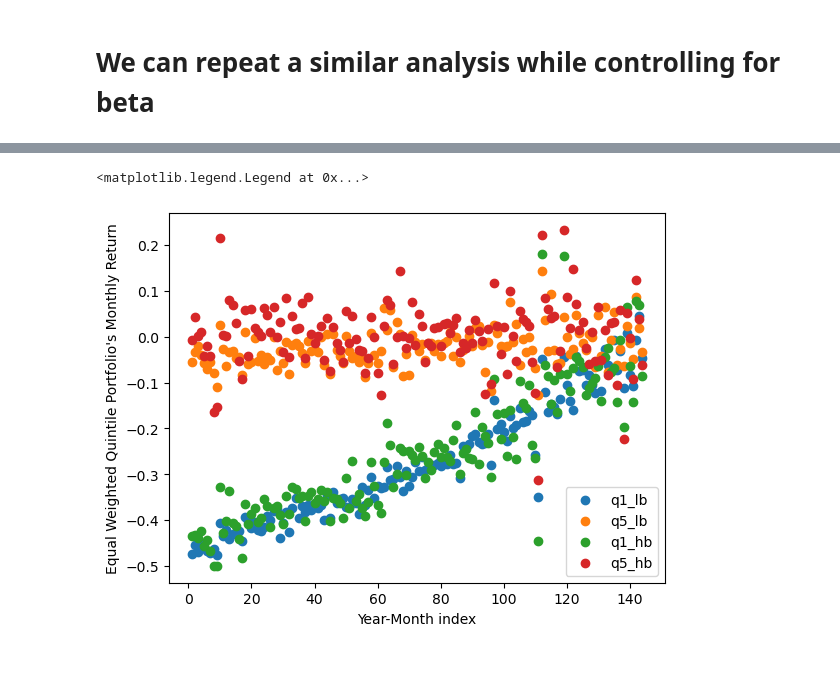
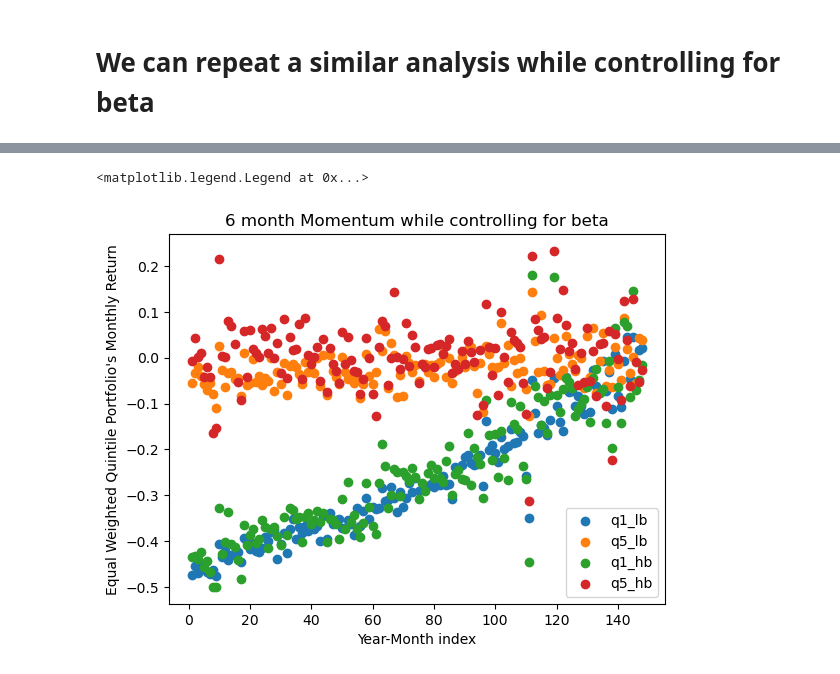
Before and after one commit to ijamil1/factormodels_and_portfolio_optimization, a Jupyter notebook: Momentum.ipynb, the cells around one changed output, grey strips where cells are left out. Saved outputs shown, nothing was run; the diff lists cells and outputs as text; code cells hidden in the pictures.

```diff
--- a/Momentum.ipynb
+++ b/Momentum.ipynb
@@ -501,7 +488,3 @@ plt.legend()
 # %%
 with open('data/monthly_beta.json', 'r') as fp:
     monthly_beta_dict = json.load(fp)
-for key in monthly_beta_dict.keys():
-    for key1 in monthly_beta_dict[key].keys():
-        for key2 in monthly_beta_dict[key][key1].keys():
-            print(key,key1,key2,sep=', ')
@@ -574,7 +539,7 @@ q5_ret_hb = []
 for year in range(2011,2024):
     end_month = 13
     if year == 2023:
-        end_month = 1
+        end_month = 5
     for month in range(1,end_month):
         #loop thru months and years
 
@@ -642,12 +607,13 @@ for year in range(2011,2024):
 # %%
 x = np.arange(1,len(q1_ret_lb)+1)
 plt.scatter(x,q1_ret_lb,label='q1_lb')
 plt.scatter(x,q5_ret_lb,label='q5_lb')
 plt.scatter(x,q1_ret_hb,label='q1_hb')
 plt.scatter(x,q5_ret_hb,label='q5_hb')
 plt.xlabel('Year-Month index')
 plt.ylabel('Equal Weighted Quintile Portfolio\'s Monthly Return')
+plt.title('6 month Momentum while controlling for beta')
 plt.legend()
 # %% [output]
 <matplotlib.legend.Legend at 0x...>
-[figure, old version]
+[figure, new version]
```
Also changed, not shown: parts of 10 cells of this notebook, 1 other file.
